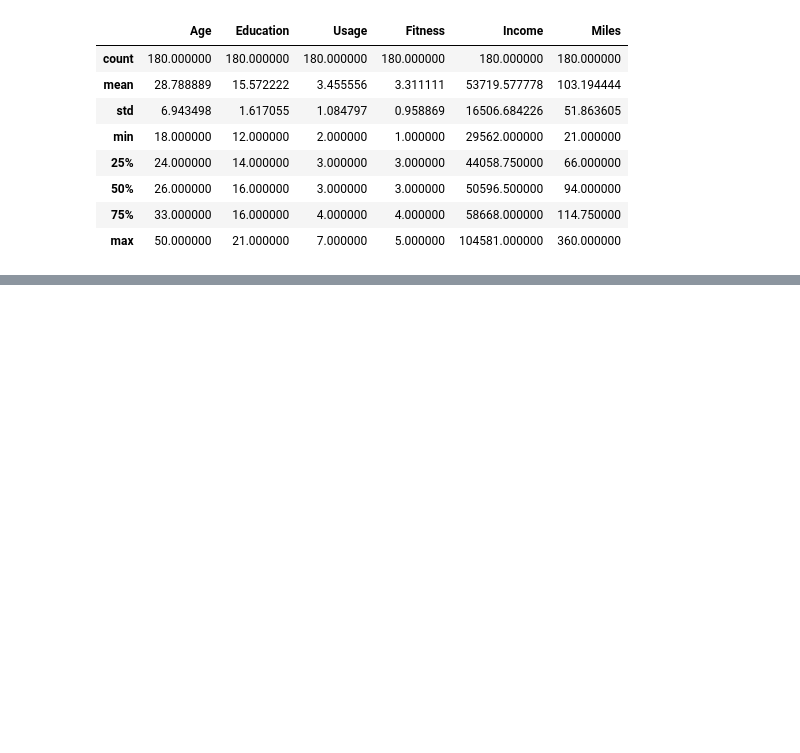
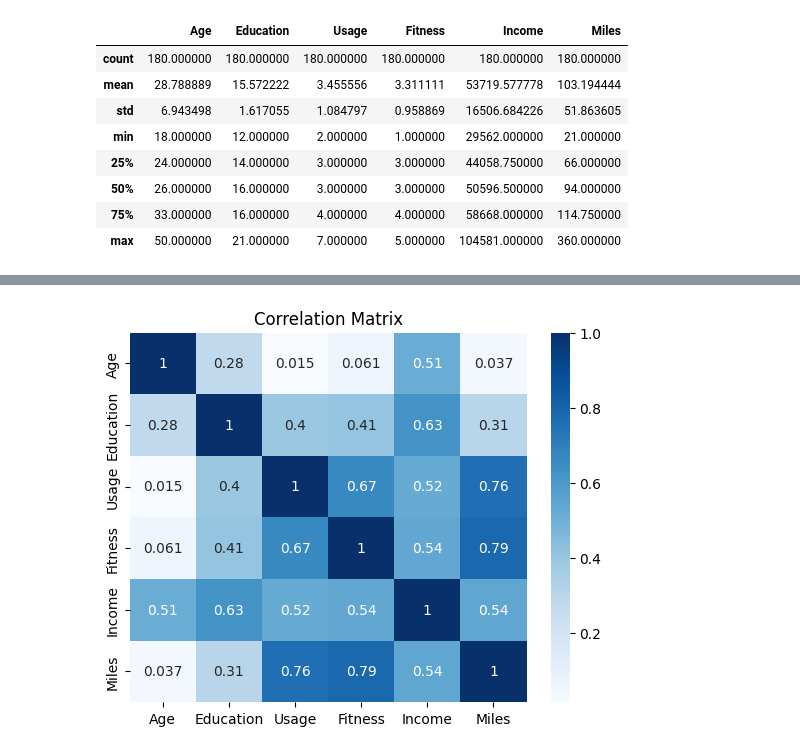
Before and after one commit to asn5995/data-science-projects, a Jupyter notebook: DP1.ipynb, the cells around one changed output, grey strips where cells are left out. Drawn from its saved outputs; the diff is of its cells as text; code cells hidden in the pictures; blank space fills up the shorter version.

```diff
--- a/DP1.ipynb
+++ b/DP1.ipynb
@@ -84,0 +220,12 @@ sns.boxplot()
+# %%
+df_numeric = df.select_dtypes(include='number')
+df_numeric = df.drop(columns=['Product', 'Gender', 'MaritalStatus'])  # and any other object-type columns
+df_encoded = pd.get_dummies(df, columns=['Product', 'Gender', 'MaritalStatus'], drop_first=True)
+
+# Correlation Matrix
+correlation_matrix = df_numeric.corr()
+sns.heatmap(correlation_matrix, annot=True, cmap='Blues')
+plt.title('Correlation Matrix')
+plt.show()
+# %% [output]
+[figure, added]
```
Also changed, not shown: parts of 18 cells of this notebook.
